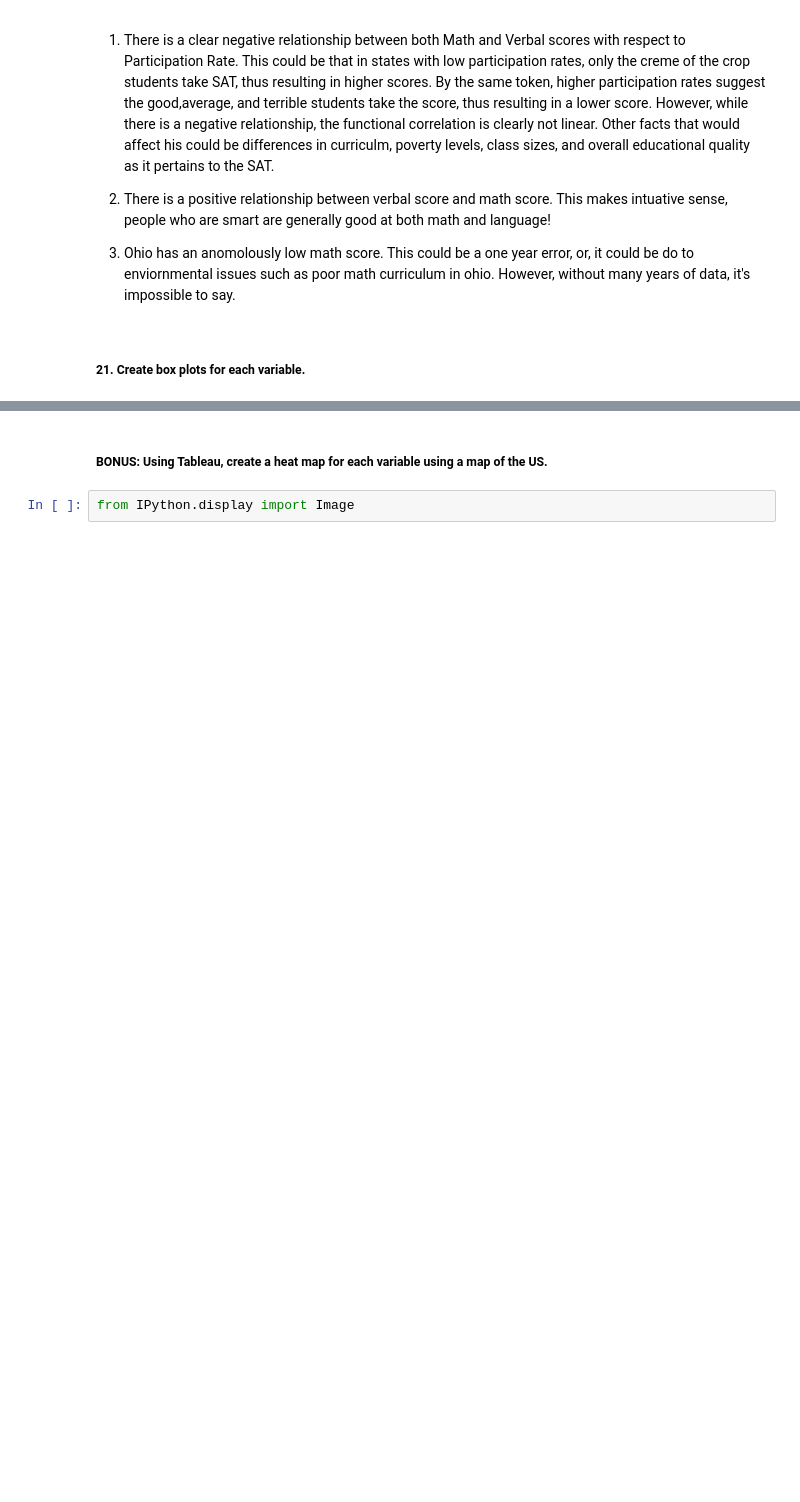
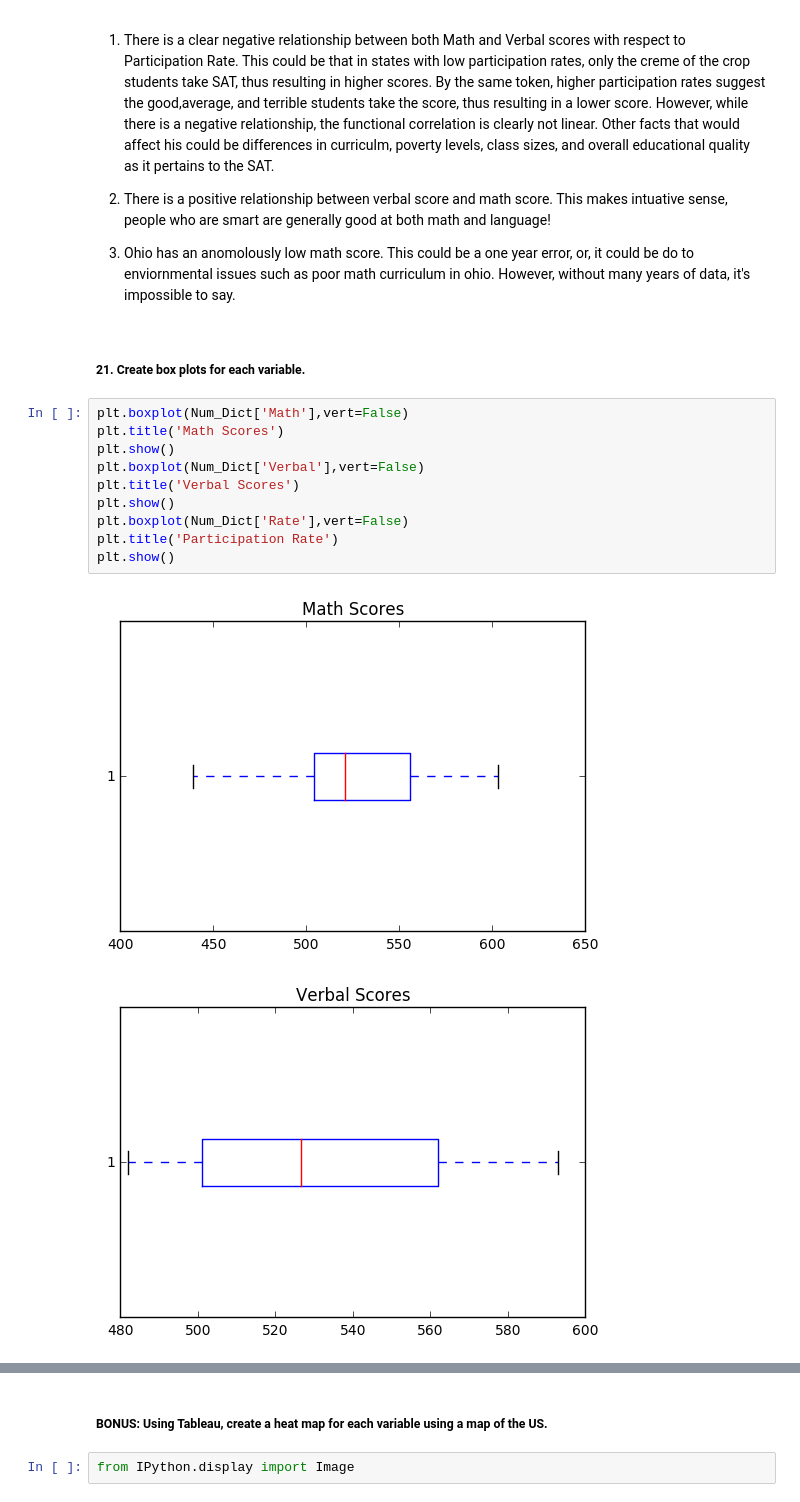
Before and after one commit to scotttarlow/Project1, a Jupyter notebook: project_1.ipynb, the cells around one changed output, grey strips where cells are left out. Drawn from its saved outputs; the diff is of its cells as text; blank space fills up the shorter version.

```diff
--- a/project_1.ipynb
+++ b/project_1.ipynb
@@ -265,3 +265,16 @@ plt.show()
 3. Ohio has an anomolously low math score. This could be a one year error, or, it could be do to enviornmental issues such as poor math curriculum in ohio. However, without many years of data, it's impossible to say.
 # %% [markdown]
 ##### 21. Create box plots for each variable.
+# %%
+plt.boxplot(Num_Dict['Math'],vert=False)
+plt.title('Math Scores')
+plt.show()
+plt.boxplot(Num_Dict['Verbal'],vert=False)
+plt.title('Verbal Scores')
+plt.show()
+plt.boxplot(Num_Dict['Rate'],vert=False)
+plt.title('Participation Rate')
+plt.show()
+# %% [output]
+[figure, added]
+[figure, added]
```
Also changed, not shown: parts of 4 cells of this notebook.
